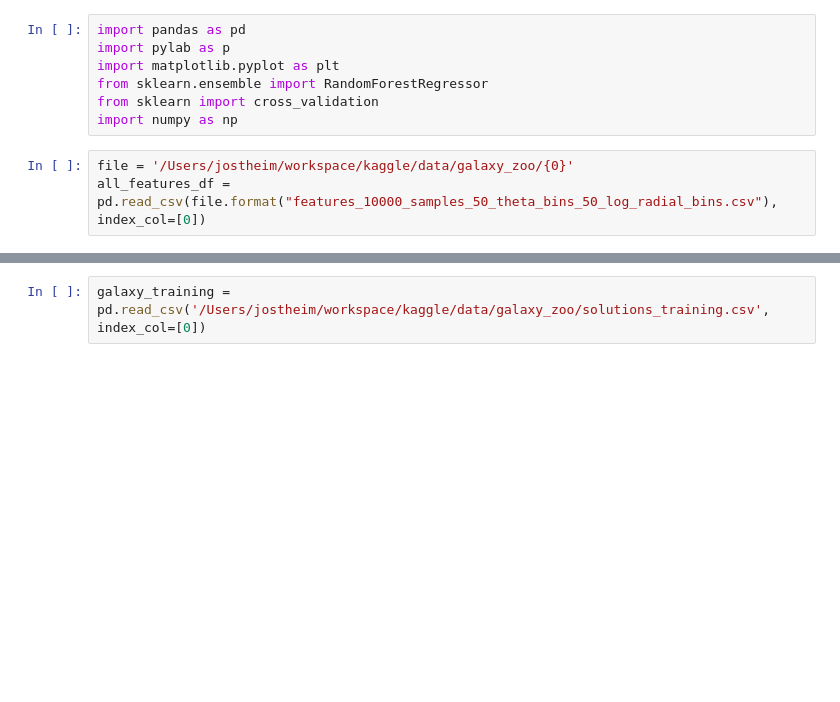
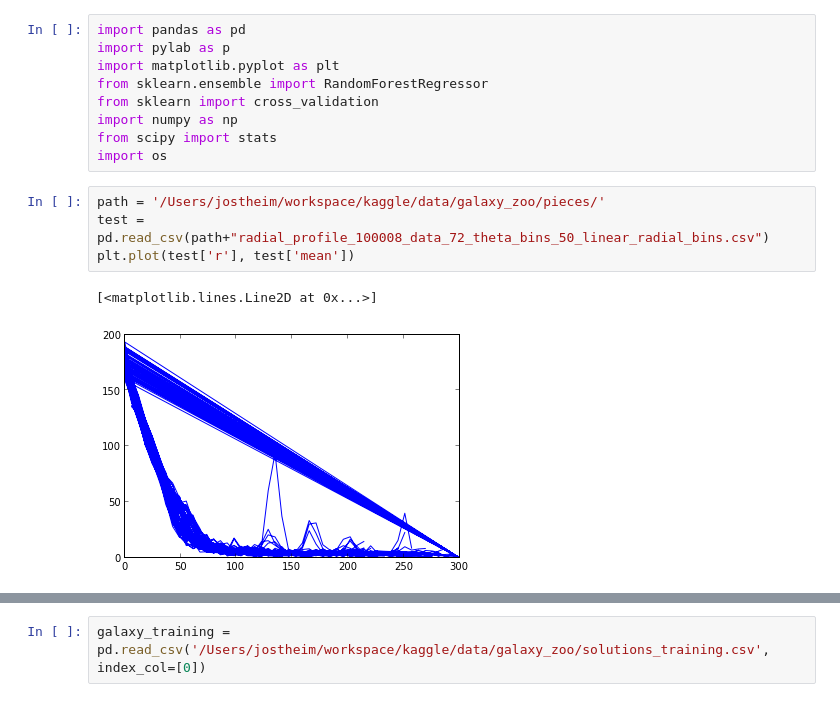
Before and after one commit to jostheim/kaggle, a Jupyter notebook: src/galaxy_zoo/galaxy_zoo_learning.ipynb, the cells around one changed output, grey strips where cells are left out. Drawn from its saved outputs; the diff is of its cells as text; blank space fills up the shorter version.

```diff
--- a/src/galaxy_zoo/galaxy_zoo_learning.ipynb
+++ b/src/galaxy_zoo/galaxy_zoo_learning.ipynb
@@ -5,6 +5,12 @@ import matplotlib.pyplot as plt
 from sklearn.ensemble import RandomForestRegressor
 from sklearn import cross_validation
 import numpy as np
+from scipy import stats
+import os
 # %%
-file = '/Users/jostheim/workspace/kaggle/data/galaxy_zoo/{0}'
-all_features_df = pd.read_csv(file.format("features_10000_samples_50_theta_bins_50_log_radial_bins.csv"), index_col=[0])
+path = '/Users/jostheim/workspace/kaggle/data/galaxy_zoo/pieces/'
+test = pd.read_csv(path+"radial_profile_100008_data_72_theta_bins_50_linear_radial_bins.csv")
+plt.plot(test['r'], test['mean'])
+# %% [output]
+[<matplotlib.lines.Line2D at 0x...>]
+[figure, added]
```
Also changed, not shown: parts of 12 cells of this notebook, 1 other file.
